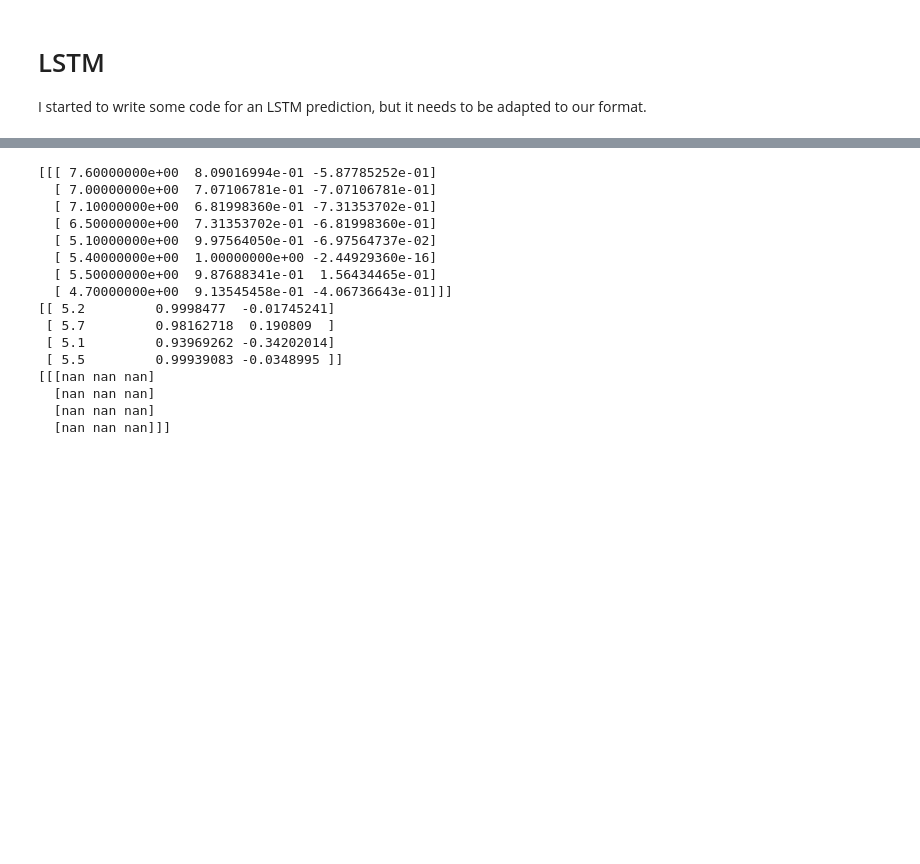
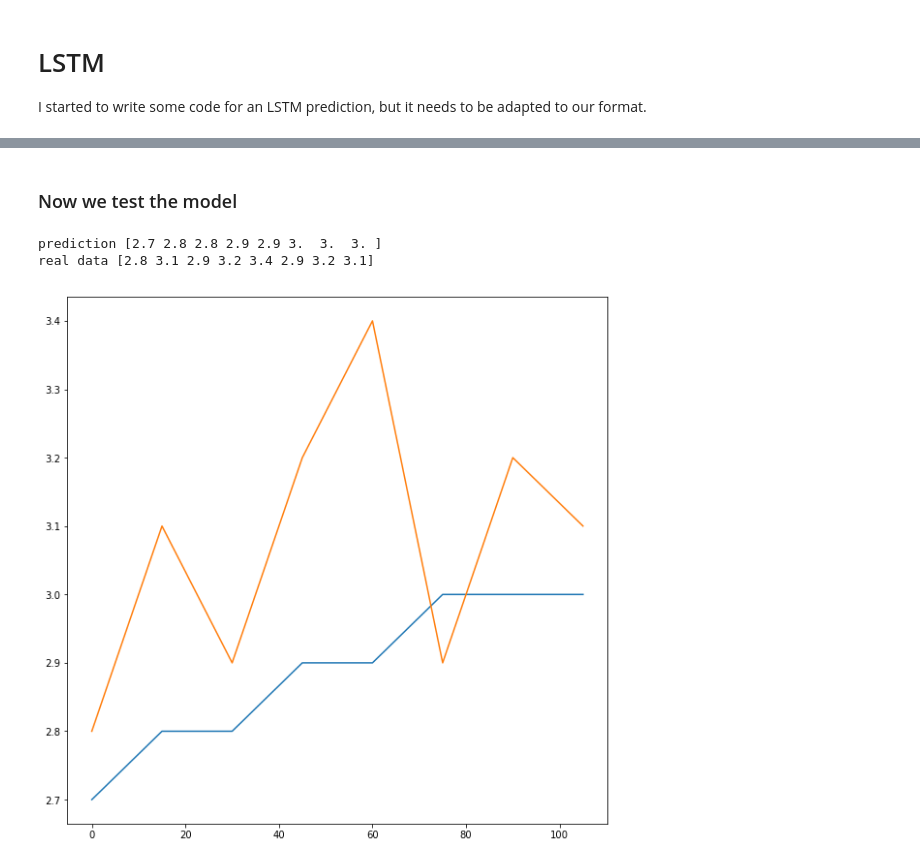
Before and after one commit to leobix/safi, a Jupyter notebook: safi_project_processing.ipynb, the cells around one changed output, grey strips where cells are left out. Cells and saved outputs as stored; diff of their text form; code cells hidden in the pictures; blank space fills up the shorter version.

```diff
--- a/safi_project_processing.ipynb
+++ b/safi_project_processing.ipynb
@@ -377,7 +316,0 @@ Name: speed, Length: 152064, dtype: float64
-# %%
-s = data.speed
-for i in range(20000,40000):
-    t = s[i]
-    e = type(s[i])
-    if type(t) != e or type(t) != 'float' :
-        print(t, e, i)
@@ -605,5 +389,9 @@ model.add(LSTM(64, activation='relu', return_sequences=True))
 model.add(TimeDistributed(Dense(n_features)))#, activation='softmax')))
 model.compile(optimizer='adam', loss='mse')
 # fit model
-model.fit(X, y, epochs=300, verbose=0)
+checkpoints = ModelCheckpoint('Users.safi', monitor='val_acc', verbose=1,
+                                save_best_only=False, save_weights_only=True,
+                                mode='auto', period=1)
+
+model.fit(X, y, epochs=1, verbose=0, validation_data=(X_test, y_test), callbacks = [checkpoints])
 # %% [output]
@@ -643,25 +400,38 @@ print(test)
-# %%
-# demonstrate prediction
-x_input = test
-x_input = x_input.reshape((1, n_steps_in, n_features))
-print(x_input)
-yhat = model.predict(x_input, verbose=0)
-print(true)
-print(yhat)
-# %% [output]
-[[[ 7.60000000e+00  8.09016994e-01 -5.87785252e-01]
-  [ 7.00000000e+00  7.07106781e-01 -7.07106781e-01]
-  [ 7.10000000e+00  6.81998360e-01 -7.31353702e-01]
-  [ 6.50000000e+00  7.31353702e-01 -6.81998360e-01]
-  [ 5.10000000e+00  9.97564050e-01 -6.97564737e-02]
-  [ 5.40000000e+00  1.00000000e+00 -2.44929360e-16]
-  [ 5.50000000e+00  9.87688341e-01  1.56434465e-01]
-  [ 4.70000000e+00  9.13545458e-01 -4.06736643e-01]]]
-[[ 5.2         0.9998477  -0.01745241]
- [ 5.7         0.98162718  0.190809  ]
- [ 5.1         0.93969262 -0.34202014]
- [ 5.5         0.99939083 -0.0348995 ]]
-[[[nan nan nan]
-  [nan nan nan]
-  [nan nan nan]
-  [nan nan nan]]]
+# %% [markdown]
+### Now we test the model
+# %%
+#m is the number of examples to test
+m = 35000
+
+# define input sequence
+test_seq1 = np.array(data["speed"])[n:(n+m)]
+test_seq2 = np.array(data["cos_wind_dir"])[n:(n+m)]
+test_seq3 = np.array(data["sin_wind_dir"])[n:(n+m)]
+
+# convert to [rows, columns] structure
+test_seq1 = test_seq1.reshape((len(test_seq1), 1))
+test_seq2 = test_seq2.reshape((len(test_seq2), 1))
+test_seq3 = test_seq3.reshape((len(test_seq3), 1))
+
+# horizontally stack columns
+dataset_test = hstack((test_seq1, test_seq2, test_seq3))
+# choose a number of time steps
+# convert into input/output
+X_test, y_test = split_sequences(dataset_test, n_steps_in, n_steps_out)
+# %%
+#our prediction
+yhat_test = model.predict(X_test)
+# %%
+# one example of prediction
+n = 0
+pred = np.round(yhat_test[n,:,0], 1)
+test = y_test[n,:,0]
+print("prediction", pred)
+print("real data", test)
+plt.plot([15*i for i in range(8)], pred)
+plt.plot([15*i for i in range(8)], test)
+plt.show()
+# %% [output]
+prediction [2.7 2.8 2.8 2.9 2.9 3.  3.  3. ]
+real data [2.8 3.1 2.9 3.2 3.4 2.9 3.2 3.1]
+[figure, added]
```
Also changed, not shown: parts of 52 cells of this notebook.
